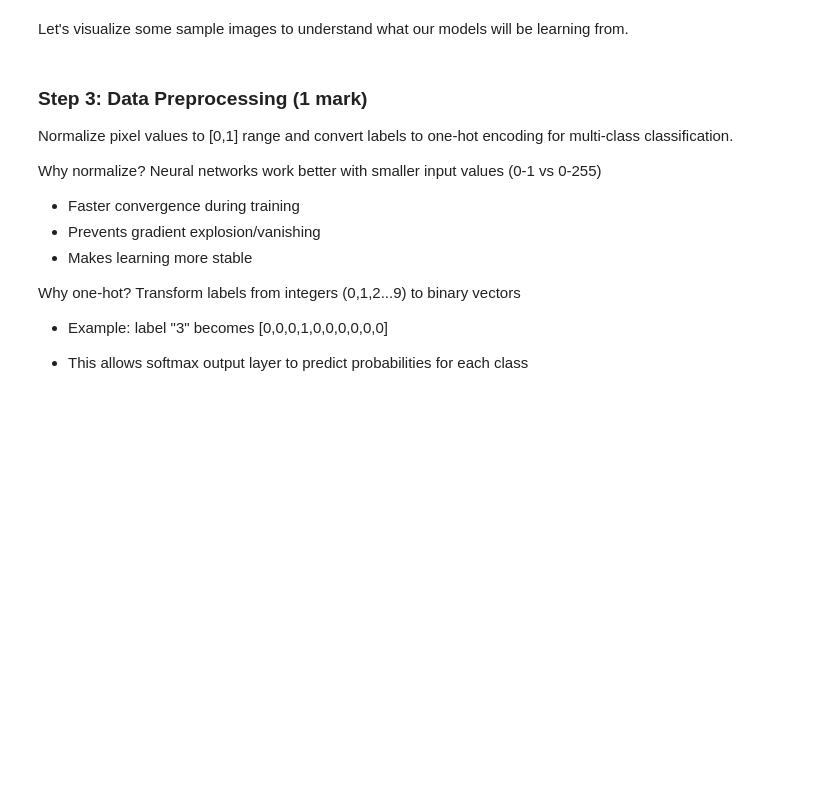
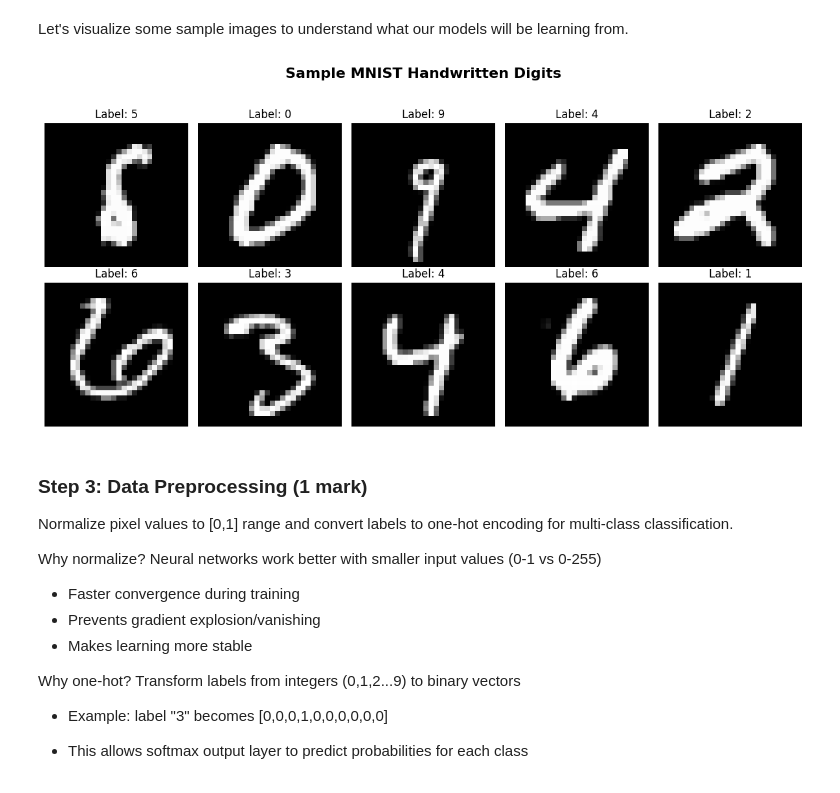
Before and after one commit to Boateng-Benjamin/ENGG680_2025_Fall, a Jupyter notebook: Assignment 2/Lab Assignment 2.ipynb, the cells around one changed output. Saved outputs shown, nothing was run; the diff lists cells and outputs as text; code cells hidden in the pictures; blank space fills up the shorter version.

```diff
--- a/Assignment 2/Lab Assignment 2.ipynb
+++ b/Assignment 2/Lab Assignment 2.ipynb
@@ -1173,26 +1197,27 @@ Let's visualize some sample images to understand what our models will be learnin
 # %%
 # Visualize sample images from the dataset as a grid of 10 images (2 rows x 5 columns)
 fig, axes = plt.subplots(2, 5, figsize=(12, 6))
 fig.suptitle('Sample MNIST Handwritten Digits', fontsize=16, fontweight='bold')
 
 # Display 10 random samples
-# Use a loop
 for i in range(10):
     row = i // 5
     col = i % 5
 
-    # Get a random sample
+    # Randomly select an index
     idx = np.random.randint(0, len(X_train))
     image = X_train[idx]
     label = y_train[idx]
 
     # Display the image
     axes[row, col].imshow(image, cmap='gray')
     axes[row, col].set_title(f'Label: {label}', fontsize=12)
     axes[row, col].axis('off')
 
-plt.tight_layout()
+plt.tight_layout(rect=[0, 0, 1, 0.95])  # Adjust layout to make room for the main title
 plt.show()
+# %% [output]
+[figure, added]
 # %% [markdown]
 ### Step 3: Data Preprocessing (1 mark)
 
```
Also changed, not shown: parts of 10 cells of this notebook.
